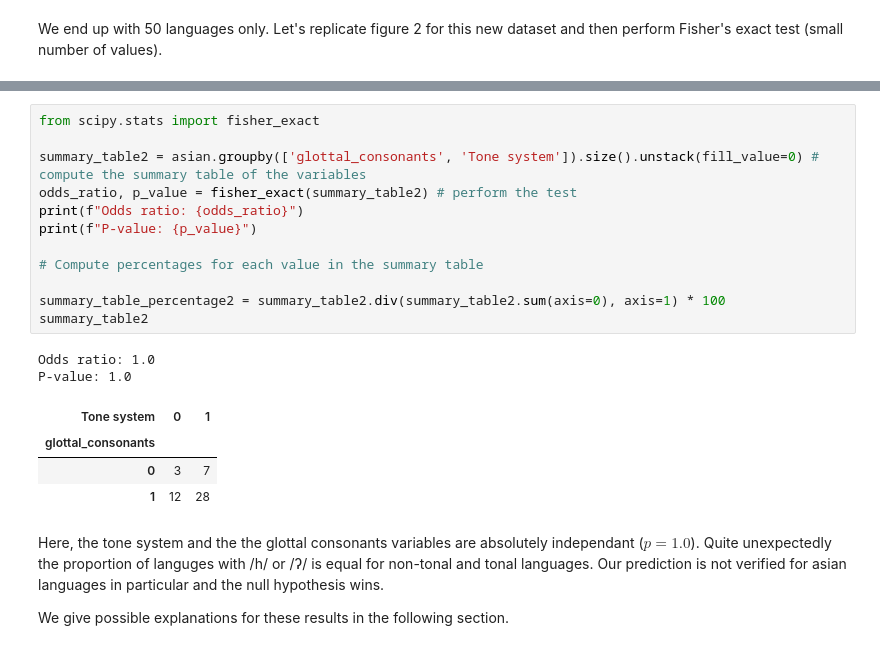
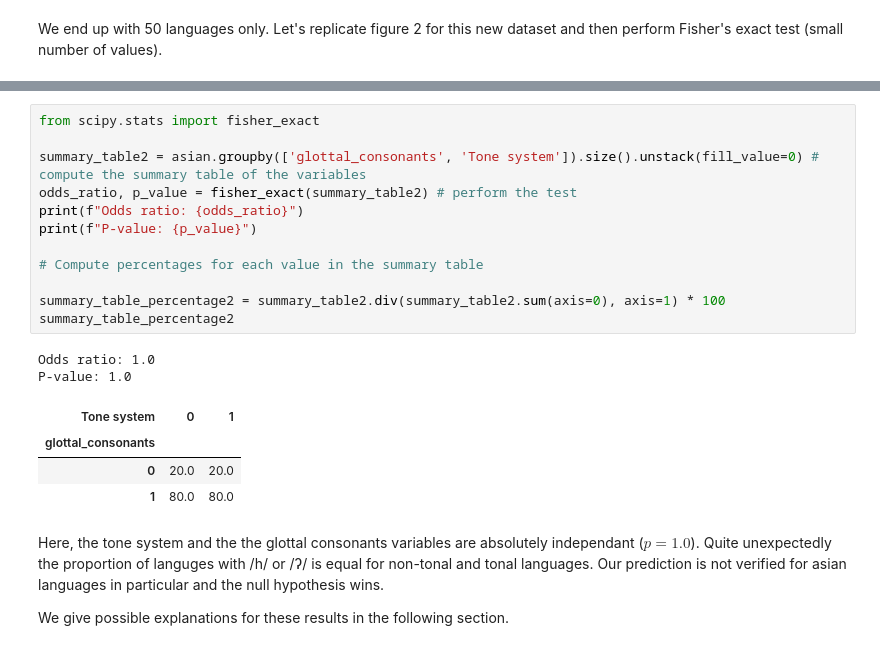
Before and after one commit to LeVieuxRoidAllemonde/2024-projet-final-LEVI_MAZLOUM-SACHA, a Jupyter notebook: Projet.ipynb, the cells around one changed output, grey strips where cells are left out. Saved outputs shown, nothing was run; the diff lists cells and outputs as text.

```diff
--- a/Projet.ipynb
+++ b/Projet.ipynb
@@ -321,22 +321,22 @@ Text(0.5, 1.0, 'Figure 3')
 # %%
 from scipy.stats import fisher_exact
 
 summary_table2 = asian.groupby(['glottal_consonants', 'Tone system']).size().unstack(fill_value=0) #  compute the summary table of the variables
 odds_ratio, p_value = fisher_exact(summary_table2) # perform the test
 print(f"Odds ratio: {odds_ratio}")
 print(f"P-value: {p_value}")
 
 # Compute percentages for each value in the summary table
 
 summary_table_percentage2 = summary_table2.div(summary_table2.sum(axis=0), axis=1) * 100
-summary_table2
+summary_table_percentage2
 # %% [output]
 Odds ratio: 1.0
 P-value: 1.0
 | Tone system | 0 | 1 |
 | glottal_consonants |  |  |
-| 0 | 3 | 7 |
-| 1 | 12 | 28 |
+| 0 | 20.0 | 20.0 |
+| 1 | 80.0 | 80.0 |
 # %% [markdown]
 Here, the tone system and the the glottal consonants variables are absolutely independant ($p = 1.0$). Quite unexpectedly the proportion of languges with /h/ or /ʔ/ is equal for non-tonal and tonal languages. Our prediction is not verified for asian languages in particular and the null hypothesis wins.
 
```
Also changed, not shown: parts of 6 cells of this notebook.
